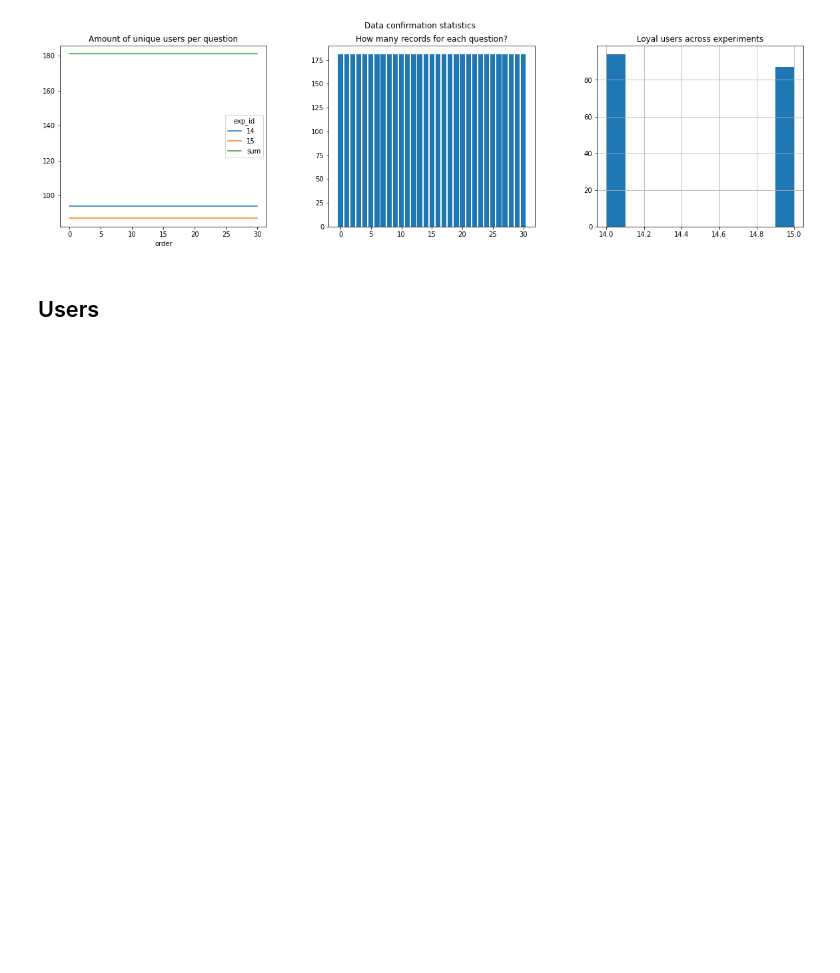
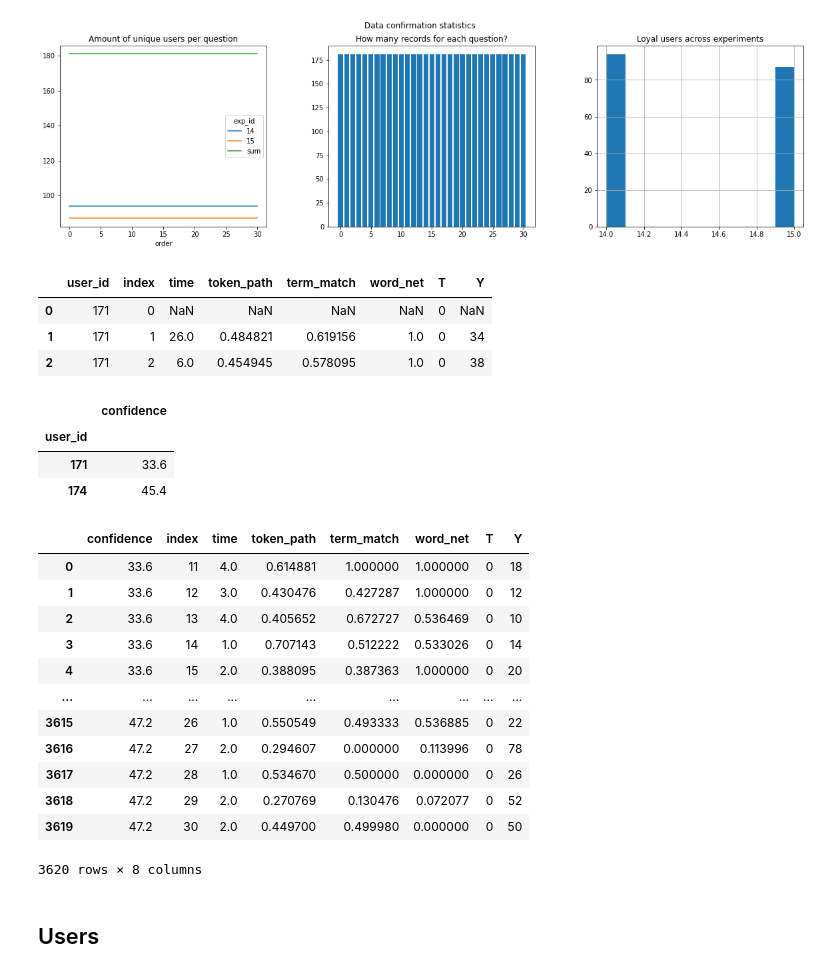
Before and after one commit to MatanSolomon01/097400-Final-Project, a Jupyter notebook: Data preparation.ipynb, the cells around one changed output. Drawn from its saved outputs; the diff is of its cells as text; code cells hidden in the pictures; blank space fills up the shorter version.

```diff
--- a/Data preparation.ipynb
+++ b/Data preparation.ipynb
@@ -514,6 +514,53 @@ plt.suptitle("Data confirmation statistics")
 plt.show()
 # %% [output]
 [figure]
+# %%
+t_data = data.drop(columns=['exp_id', 'sch_id_1', 'sch_id_2', 'user_sub_val'])
+t_data['order-1'] = t_data['order'] - 1
+t_data = pd.merge(left=t_data, right=t_data[['user_id', 'order', 'rec_time', 'userconf']],
+         left_on=['user_id', 'order-1'], right_on=['user_id', 'order'],
+         how='left')
+t_data = t_data.rename(columns={'rec_time_x':'rec_time', 'userconf_x':'Y', 'order_x':'index', 'rec_time_y':'p_rec_time', 'userconf_y':'p_userconf'})
+t_data = t_data.drop(columns=['order-1', 'order_y'])
+t_data['time'] = (t_data['rec_time'] - t_data['p_rec_time']).dt.total_seconds()
+t_data['T'] = (t_data['p_userconf'] == 100).astype(int)
+# t_data = t_data[['user_id', 'index', 'realconf', 'time', 'token_path','term_match','word_net','T','Y']]
+t_data = t_data[['user_id', 'index', 'time', 'token_path','term_match','word_net','T','Y']]
+t_data.head(3)
+# %% [output]
+|  | user_id | index | time | token_path | term_match | word_net | T | Y |
+| 0 | 171 | 0 | NaN | NaN | NaN | NaN | 0 | NaN |
+| 1 | 171 | 1 | 26.0 | 0.484821 | 0.619156 | 1.0 | 0 | 34 |
+| 2 | 171 | 2 | 6.0 | 0.454945 | 0.578095 | 1.0 | 0 | 38 |
+# %%
+mean_confidences = t_data[t_data['index']<=10][['user_id', 'Y']].groupby('user_id').mean()
+mean_confidences = mean_confidences.rename(columns={'Y':'confidence'})
+mean_confidences.head(2)
+# %% [output]
+|  | confidence |
+| user_id |  |
+| 171 | 33.6 |
+| 174 | 45.4 |
+# %%
+t_data1 = pd.merge(left=t_data, right=mean_confidences, left_on='user_id', right_index=True, how='left')
+t_data1 = t_data1[['confidence'] + list(t_data1.columns[1:-1])]
+t_data1 = t_data1[t_data1['index']>10]
+t_data1 = t_data1.reset_index(drop=True)
+t_data1
+# %% [output]
+|  | confidence | index | time | token_path | term_match | word_net | T | Y |
+| 0 | 33.6 | 11 | 4.0 | 0.614881 | 1.000000 | 1.000000 | 0 | 18 |
+| 1 | 33.6 | 12 | 3.0 | 0.430476 | 0.427287 | 1.000000 | 0 | 12 |
+| 2 | 33.6 | 13 | 4.0 | 0.405652 | 0.672727 | 0.536469 | 0 | 10 |
+| 3 | 33.6 | 14 | 1.0 | 0.707143 | 0.512222 | 0.533026 | 0 | 14 |
+| 4 | 33.6 | 15 | 2.0 | 0.388095 | 0.387363 | 1.000000 | 0 | 20 |
+| ... | ... | ... | ... | ... | ... | ... | ... | ... |
+| 3615 | 47.2 | 26 | 1.0 | 0.550549 | 0.493333 | 0.536885 | 0 | 22 |
+| 3616 | 47.2 | 27 | 2.0 | 0.294607 | 0.000000 | 0.113996 | 0 | 78 |
+| 3617 | 47.2 | 28 | 1.0 | 0.534670 | 0.500000 | 0.000000 | 0 | 26 |
+| 3618 | 47.2 | 29 | 2.0 | 0.270769 | 0.130476 | 0.072077 | 0 | 52 |
+| 3619 | 47.2 | 30 | 2.0 | 0.449700 | 0.499980 | 0.000000 | 0 | 50 |
+3620 rows × 8 columns
 # %%
 save = True
 if save:
```
Also changed, not shown: parts of 1 cell of this notebook, 8 other files.
